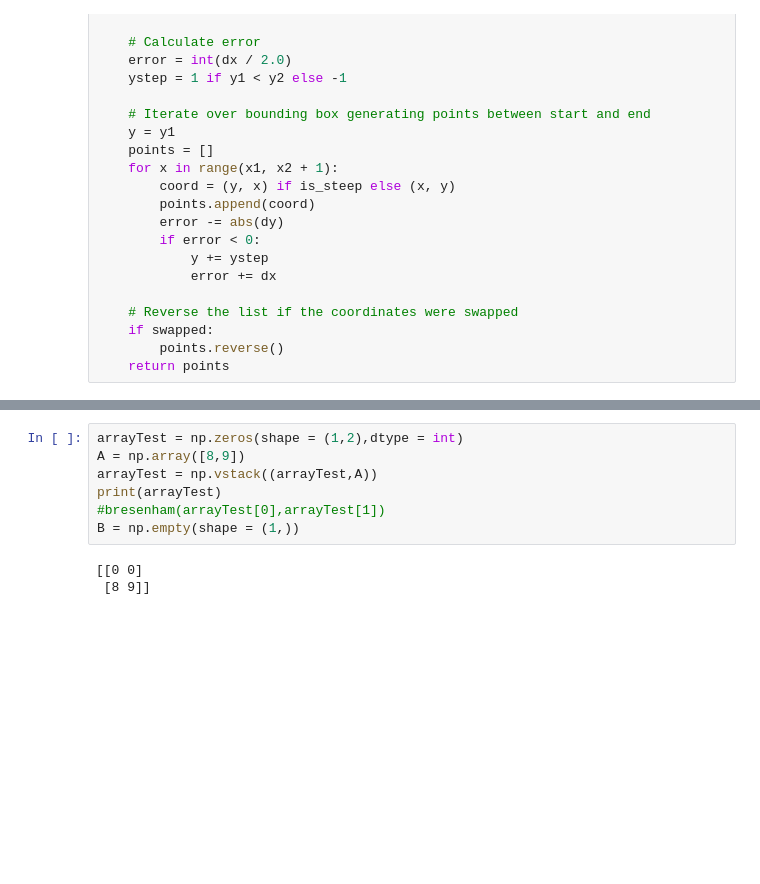
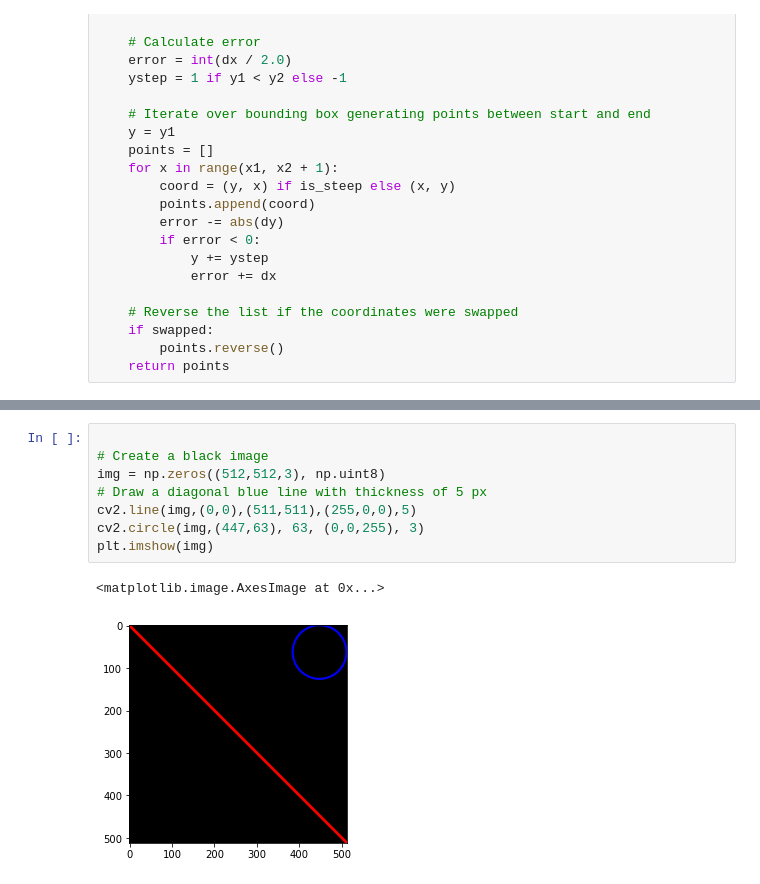
Before and after one commit to benj1299/ter, a Jupyter notebook: testKeyPoint.ipynb, the cells around one changed output, grey strips where cells are left out. Drawn from its saved outputs; the diff is of its cells as text; blank space fills up the shorter version.

```diff
--- a/testKeyPoint.ipynb
+++ b/testKeyPoint.ipynb
@@ -155,10 +267,11 @@ Coordonnées des points du composants n° 15 :
 # %%
-arrayTest = np.zeros(shape = (1,2),dtype = int)
-A = np.array([8,9])
-arrayTest = np.vstack((arrayTest,A))
-print(arrayTest)
-#bresenham(arrayTest[0],arrayTest[1])
-B = np.empty(shape = (1,))
+
+# Create a black image
+img = np.zeros((512,512,3), np.uint8)
+# Draw a diagonal blue line with thickness of 5 px
+cv2.line(img,(0,0),(511,511),(255,0,0),5)
+cv2.circle(img,(447,63), 63, (0,0,255), 3)
+plt.imshow(img)
 # %% [output]
-[[0 0]
- [8 9]]
+<matplotlib.image.AxesImage at 0x...>
+[figure, added]
```
Also changed, not shown: parts of 4 cells of this notebook.
